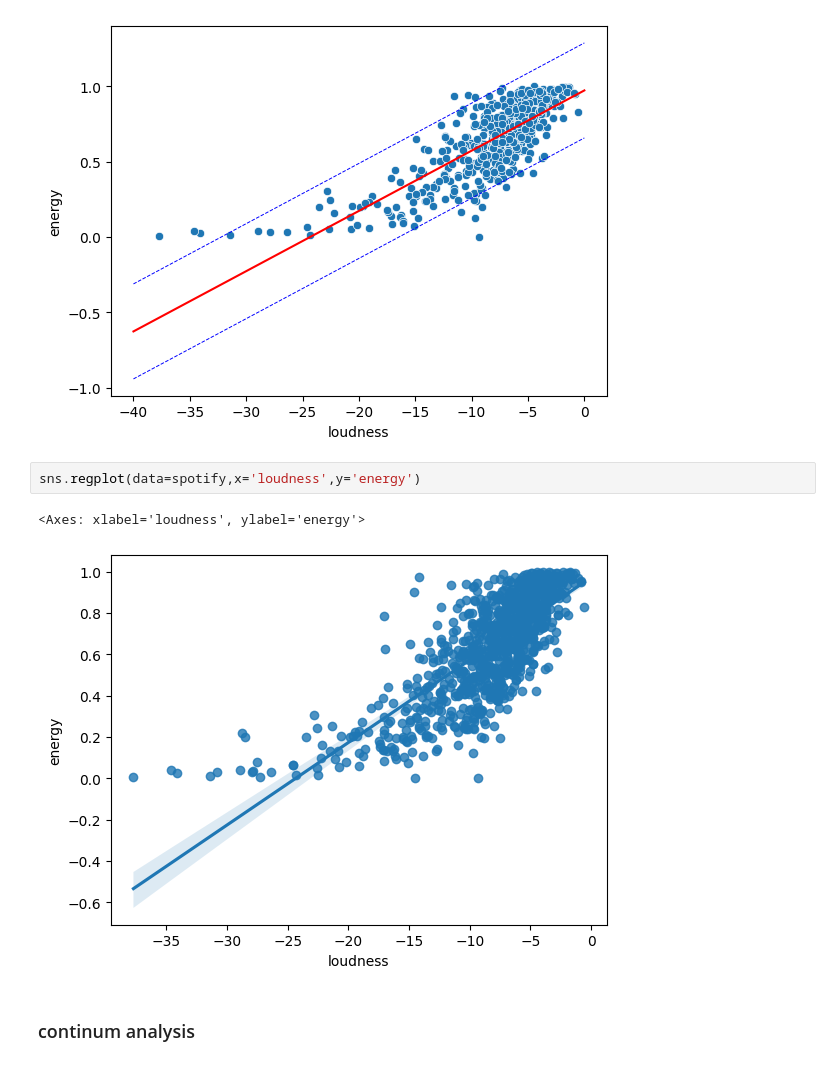
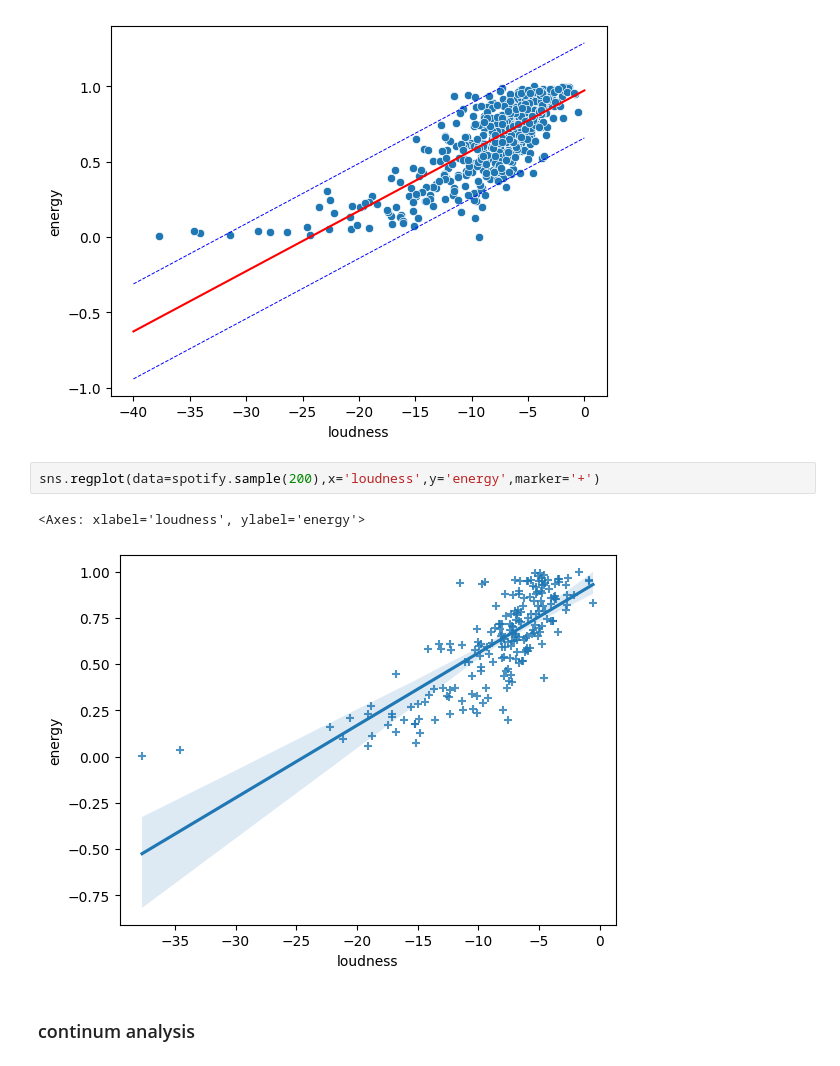
Before and after one commit to EnzoCentrale/Personal-Project, a Jupyter notebook: Project.ipynb, the cells around one changed output. Cells and saved outputs as stored; diff of their text form.

```diff
--- a/Project.ipynb
+++ b/Project.ipynb
@@ -182,10 +209,10 @@ plt.plot(z,line(z)- 2*np.sqrt(hs2),'b-', linestyle='dashed',linewidth = 0.7)
 [<matplotlib.lines.Line2D at 0x...>]
 [figure]
 # %%
-sns.regplot(data=spotify,x='loudness',y='energy')
+sns.regplot(data=spotify.sample(200),x='loudness',y='energy',marker='+')
 # %% [output]
 <Axes: xlabel='loudness', ylabel='energy'>
-[figure, old version]
+[figure, new version]
 # %% [markdown]
 ### continum analysis
 # %%
```
Also changed, not shown: parts of 5 cells of this notebook.
